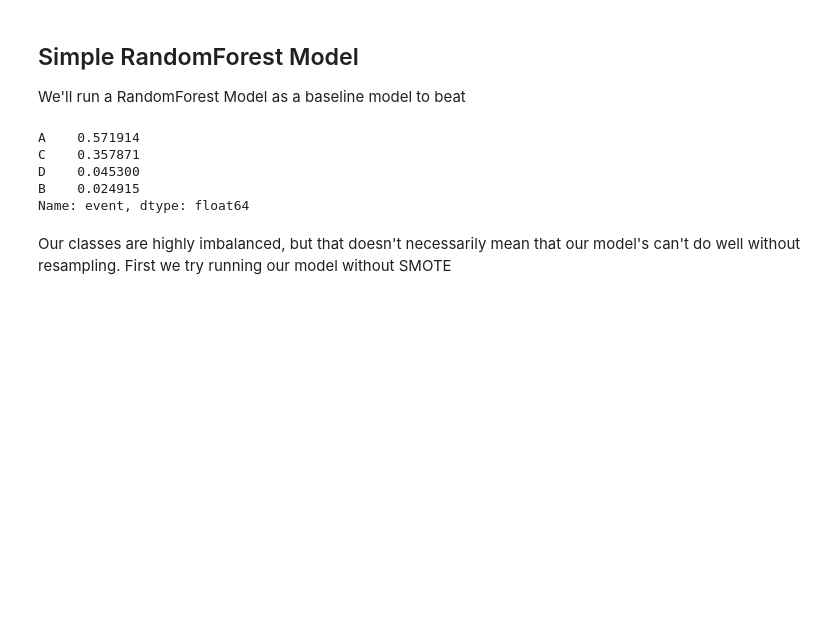
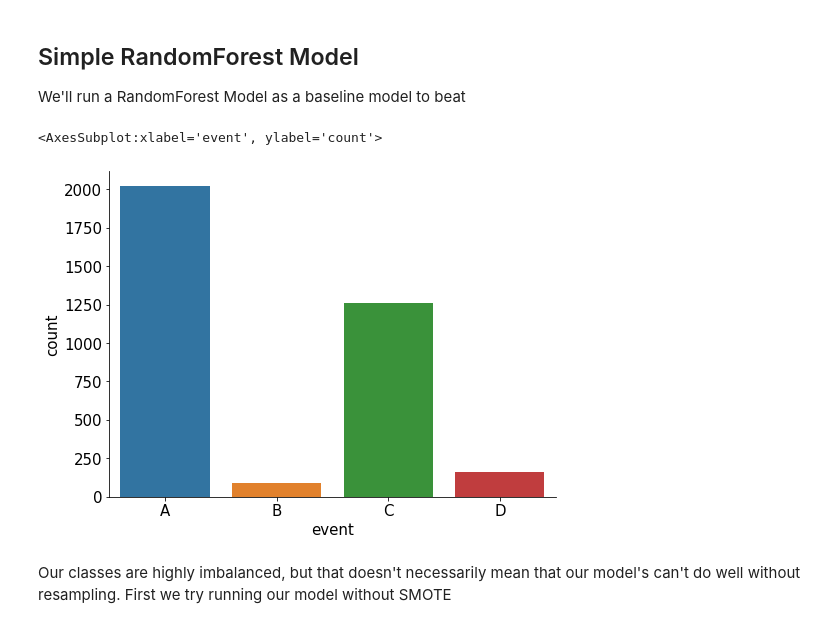
Before and after one commit to krompirov/general-assembly-projects, a Jupyter notebook: Capstone/2. Combined modelling output.ipynb, the cells around one changed output. Cells and saved outputs as stored; diff of their text form; code cells hidden in the pictures; blank space fills up the shorter version.

```diff
--- a/Capstone/Combined modelling output.ipynb
+++ b/Capstone/2. Combined modelling output.ipynb
@@ -145,14 +146,11 @@ We'll run a RandomForest Model as a baseline model to beat
 # %%
 y = agg_table['event']
 X_train, X_val, y_train, y_val = train_test_split(X, y, random_state = 42, stratify = y)
-# %%
-y_val.value_counts(normalize=True)
-# %% [output]
-A    0.571914
-C    0.357871
-D    0.045300
-B    0.024915
-Name: event, dtype: float64
+# %%
+sns.countplot(x=y, order=['A','B','C','D'])
+# %% [output]
+<AxesSubplot:xlabel='event', ylabel='count'>
+[figure, added]
 # %% [markdown]
 Our classes are highly imbalanced, but that doesn't necessarily mean that our model's can't do well without resampling. First we try running our model without SMOTE
 # %%
```
Also changed, not shown: parts of 50 cells of this notebook, 1 other file.
